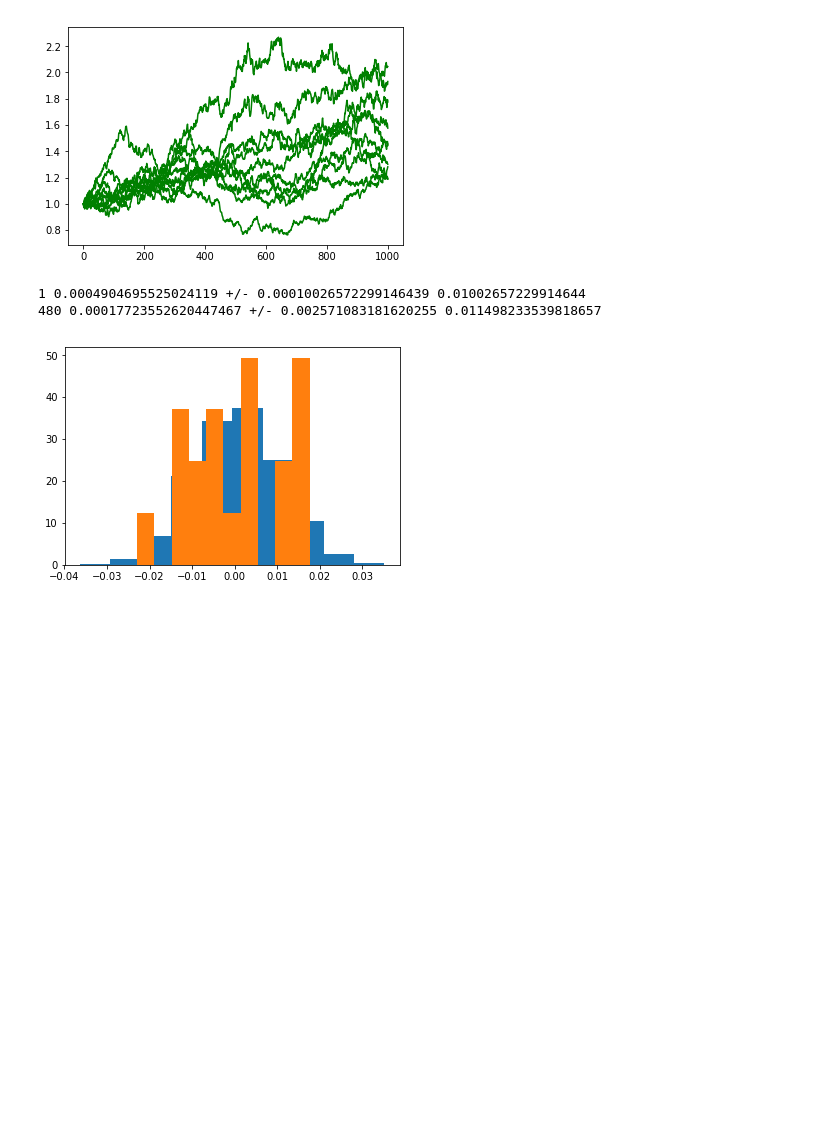
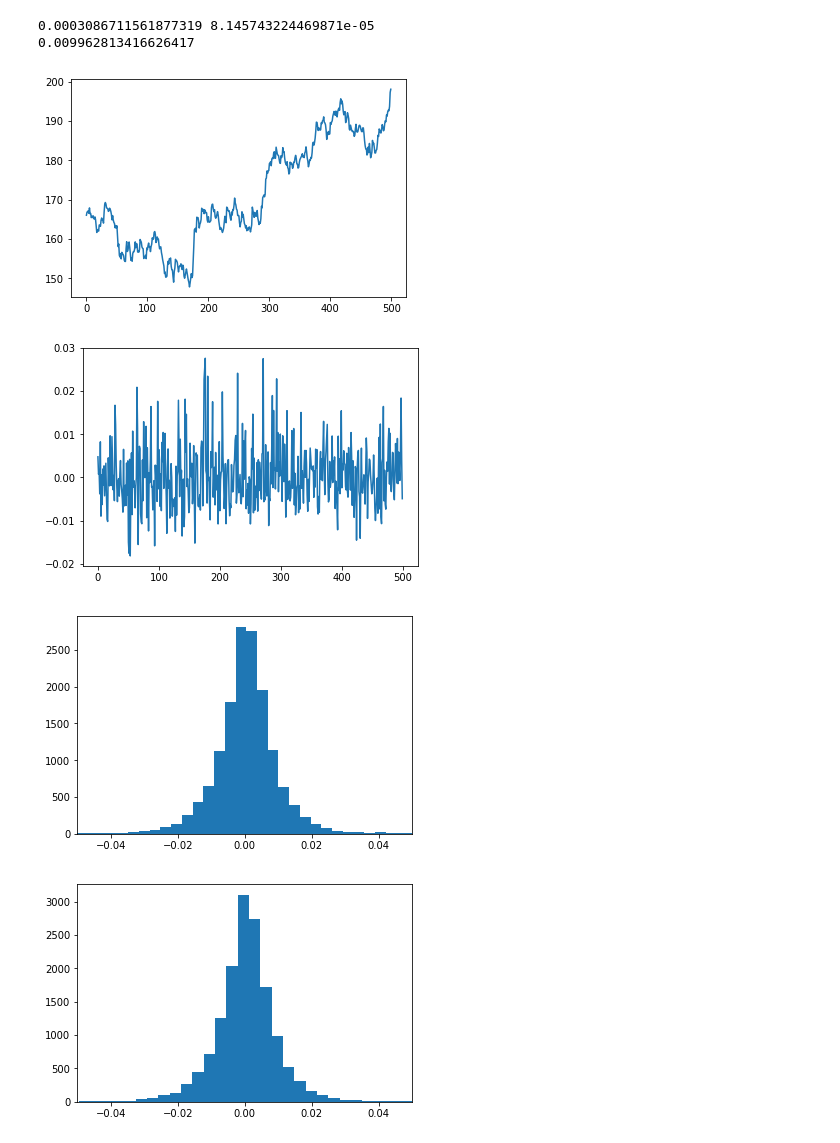
Before and after one commit to OscarJHernandez/stock_simulator, a Jupyter notebook: Untitled.ipynb, the cells around one changed output. Saved outputs shown, nothing was run; the diff lists cells and outputs as text; code cells hidden in the pictures; blank space fills up the shorter version.

```diff
--- a/Untitled.ipynb
+++ b/Untitled.ipynb
@@ -8,23 +7,39 @@ S2=st.stock_simulator(mu=0.001,sigma=0.002)
-# %%
-T = 1000
-vN = []
-VN50 = []
-for i in range(0,10):
-    v1=S1.simulate_stock(steps=T)
-    #v2=S2.simulate_stock(steps=T)
-    vN.append(v1[-1])
-
-    #plt.plot(v1,color="red")
-    plt.plot(v1,color="green")
-# %% [output]
-[figure, removed]
-# %%
-
-for ni in range(1,481,479):
-    rn = S1.stock_returns(N=ni)
-    plt.hist(rn,density=True)
-    print(ni,np.mean(rn),"+/-",np.std(rn)/np.sqrt(len(rn)),np.std(rn))
-# %% [output]
-1 0.0004904695525024119 +/- 0.00010026572299146439 0.01002657229914644
-480 0.00017723552620447467 +/- 0.002571083181620255 0.011498233539818657
-[figure, removed]
+# %%
+df = pd.read_csv("GSPC.csv")
+
+s1 = [df["Close"][i] for i in range(len(df))]
+r1 = []
+log_r1 = []
+
+for i in range(1,len(s1)):
+    dr1 = (s1[i]/s1[i-1]-1.0)
+    dlog_r1 = np.log(s1[i]/s1[i-1])
+    r1.append(dr1)
+    log_r1.append(dlog_r1)
+
+r1 = np.asarray(r1)
+print(r1.mean(),r1.std()/np.sqrt(len(r1)))
+print(r1.std())
+
+plt.plot(s1[6000:6500])
+plt.show()
+
+plt.plot(r1[6000:6500])
+plt.show()
+
+plt.hist(r1 ,bins=100)
+plt.xlim(-0.05,0.05)
+plt.show()
+
+#plt.hist(r1[6000:6500])
+plt.clf()
+plt.hist(log_r1 ,bins=100)
+plt.xlim(-0.05,0.05)
+plt.show()
+# %% [output]
+0.0003086711561877319 8.145743224469871e-05
+0.009962813416626417
+[figure, added]
+[figure, added]
+[figure, added]
+[figure, added]
```
Also changed, not shown: parts of 5 cells of this notebook, 4 other files.
